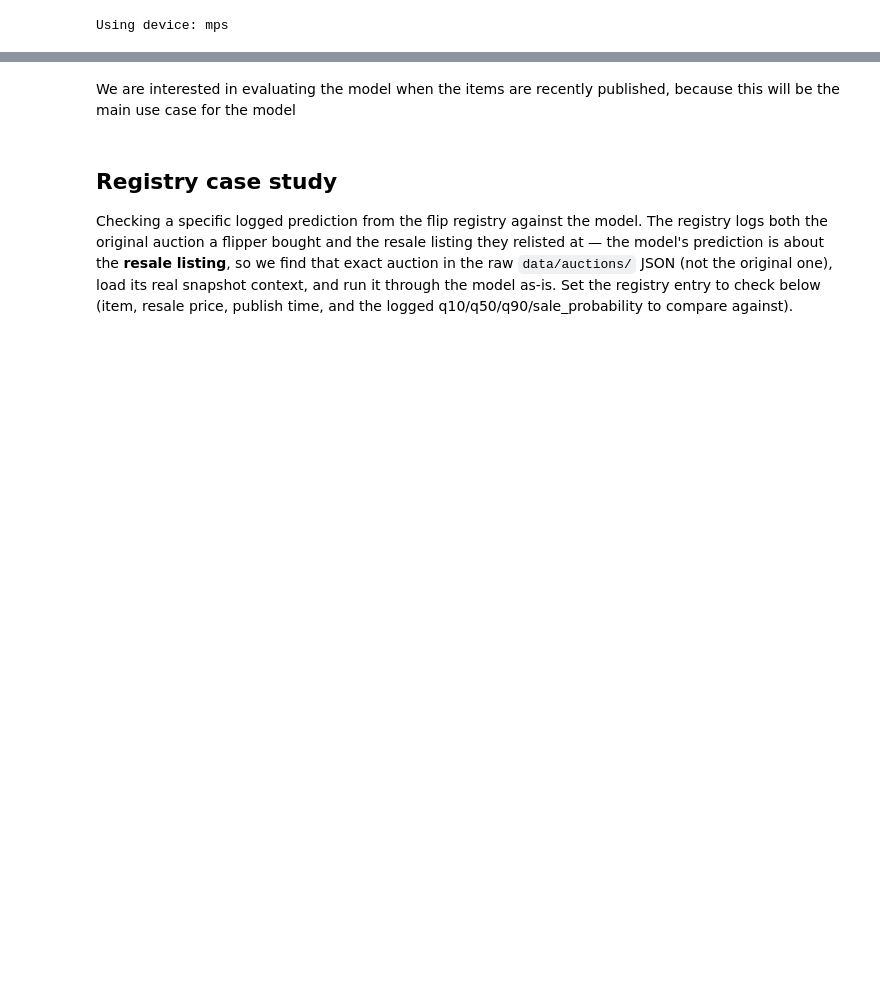
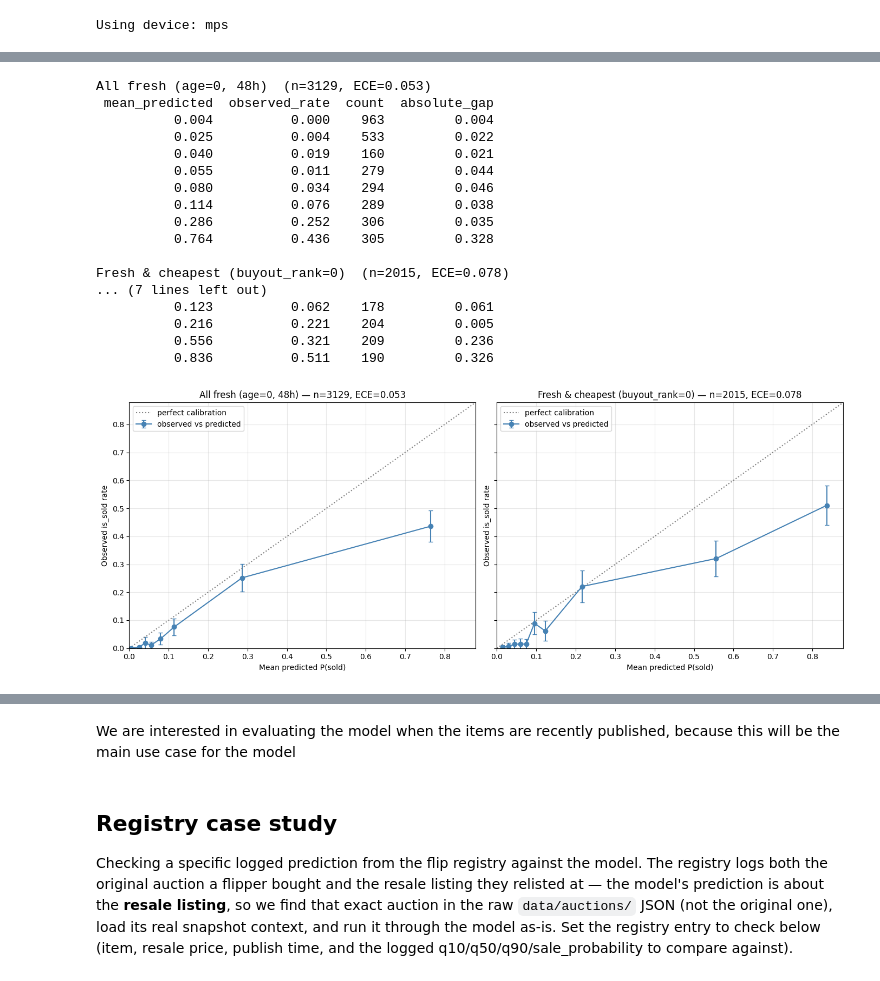
Before and after one commit to AngelUrq/auction_classic, a Jupyter notebook: notebooks/transformer_evaluation.ipynb, the cells around one changed output, grey strips where cells are left out. Cells and saved outputs as stored; diff of their text form; code cells hidden in the pictures; blank space fills up the shorter version.

```diff
--- a/notebooks/transformer_evaluation.ipynb
+++ b/notebooks/transformer_evaluation.ipynb
@@ -127,0 +260,70 @@ Mean absolute error: 12.770462218649516 for 2488 auctions
+# %%
+def _compute_reliability_table(df_slice, probability_column='sale_probability', label_column='sold_gt', n_bins=10):
+    """Quantile-bin the predicted probability and compare each bin's mean prediction to the observed rate."""
+    probability_bins = pd.qcut(df_slice[probability_column], q=n_bins, duplicates='drop')
+    reliability_table = df_slice.groupby(probability_bins, observed=True).agg(
+        mean_predicted=(probability_column, 'mean'),
+        observed_rate=(label_column, 'mean'),
+        count=(label_column, 'size'),
+    ).reset_index(drop=True)
+    reliability_table['absolute_gap'] = (reliability_table['mean_predicted'] - reliability_table['observed_rate']).abs()
+    return reliability_table
+
+
+def _expected_calibration_error(reliability_table):
+    """Count-weighted mean absolute gap between predicted and observed rates (ECE)."""
+    bin_weights = reliability_table['count'] / reliability_table['count'].sum()
+    return float((bin_weights * reliability_table['absolute_gap']).sum())
+
+
+calibration_slices = {
+    'All fresh (age=0, 48h)': df_auctions_filtered,
+    'Fresh & cheapest (buyout_rank=0)': df_auctions_filtered[df_auctions_filtered['buyout_rank'] == 0],
+}
+
+fig, axes = plt.subplots(1, 2, figsize=(14, 5.5), sharex=True, sharey=True)
+for ax, (slice_name, df_slice) in zip(axes, calibration_slices.items()):
+    reliability_table = _compute_reliability_table(df_slice)
+    ece = _expected_calibration_error(reliability_table)
+
+    # 95% binomial error bars on each bin's observed rate
+    observed_standard_error = np.sqrt(
+        reliability_table['observed_rate'] * (1 - reliability_table['observed_rate']) / reliability_table['count']
+    )
+    ax.errorbar(reliability_table['mean_predicted'], reliability_table['observed_rate'],
+                yerr=1.96 * observed_standard_error, fmt='o-', color='steelblue', capsize=3,
+                label='observed vs predicted')
+    ax.plot([0, 1], [0, 1], color='grey', linestyle=':', label='perfect calibration')
+    axis_limit = 1.05 * max(reliability_table['mean_predicted'].max(), reliability_table['observed_rate'].max())
+    ax.set_xlim(0, axis_limit)
+    ax.set_ylim(0, axis_limit)
+    ax.set_xlabel('Mean predicted P(sold)')
+    ax.set_ylabel('Observed is_sold rate')
+    ax.set_title(f'{slice_name} — n={len(df_slice)}, ECE={ece:.3f}')
+    ax.legend()
+    ax.grid(alpha=0.3)
+
+    print(f"\n{slice_name}  (n={len(df_slice)}, ECE={ece:.3f})")
+    print(reliability_table.round(3).to_string(index=False))
+
+plt.tight_layout()
+plt.show()
+# %% [output]
+All fresh (age=0, 48h)  (n=3129, ECE=0.053)
+ mean_predicted  observed_rate  count  absolute_gap
+          0.004          0.000    963         0.004
+          0.025          0.004    533         0.022
+          0.040          0.019    160         0.021
+          0.055          0.011    279         0.044
+          0.080          0.034    294         0.046
+          0.114          0.076    289         0.038
+          0.286          0.252    306         0.035
+          0.764          0.436    305         0.328
+
+Fresh & cheapest (buyout_rank=0)  (n=2015, ECE=0.078)
+... (7 lines left out)
+          0.123          0.062    178         0.061
+          0.216          0.221    204         0.005
+          0.556          0.321    209         0.236
+          0.836          0.511    190         0.326
+[figure, added]
```
Also changed, not shown: parts of 44 cells of this notebook, 3 other files.
